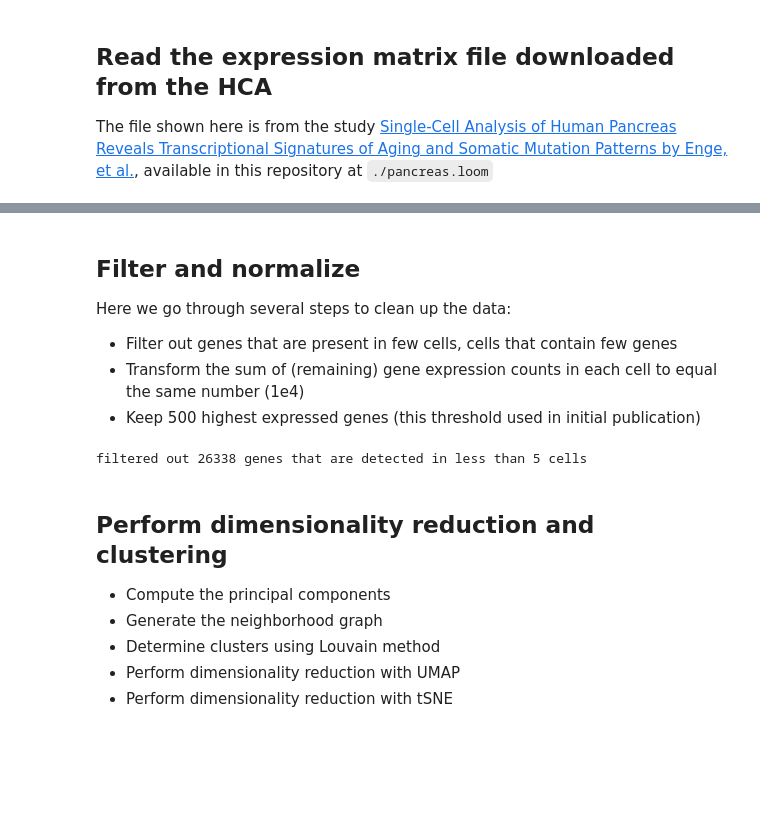
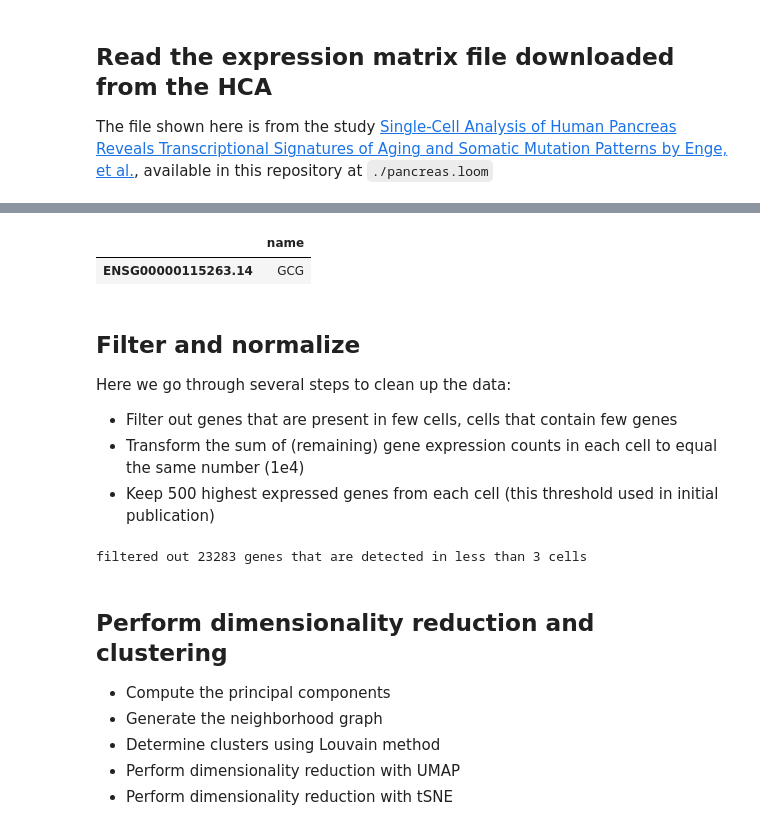
Before and after one commit to GenevieveHaliburton/scratch, a Jupyter notebook: hca_demo_scanpy.ipynb, the cells around one changed output, grey strips where cells are left out. Saved outputs shown, nothing was run; the diff lists cells and outputs as text; code cells hidden in the pictures; blank space fills up the shorter version.

```diff
--- a/hca_demo_scanpy.ipynb
+++ b/hca_demo_scanpy.ipynb
@@ -26,20 +32,34 @@ adata = sc.read_loom(
+# %%
+gene_names = pd.read_csv('ENSG_to_name.txt', index_col = 0)
+named_list = adata.var.join(gene_names)
+# %%
+named_list.query('name == ["GCG"]') ## replace GCG with your gene of interest
+# %% [output]
+|  | name |
+| ENSG00000115263.14 | GCG |
 # %% [markdown]
 ## Filter and normalize
 Here we go through several steps to clean up the data:
 - Filter out genes that are present in few cells, cells that contain few genes
 - Transform the sum of (remaining) gene expression counts in each cell to equal the same number (1e4)
-- Keep 500 highest expressed genes (this threshold used in initial publication)
+- Keep 500 highest expressed genes from each cell (this threshold used in initial publication)
 # %%
-sc.pp.filter_genes(adata, min_cells=5)
-sc.pp.filter_cells(adata, min_genes=250)
+sc.pp.filter_genes(adata, min_cells=3)
+sc.pp.filter_cells(adata, min_genes=200)
+
 adata.obs['n_counts'] = np.sum(adata.X, axis=1).A1
+dat = sc.pp.normalize_per_cell(adata, counts_per_cell_after=1e4, copy=True)
 
-dat = sc.pp.normalize_per_cell(adata, counts_per_cell_after=1e4, copy=True)
-dat.var['mean_percent'] = dat.X.mean(axis=0).A1
-top = dat.var.sort_values('mean_percent', ascending=False).index[:500]
-adata = adata[:, top]
+# here we'll make "top", which is the union of the top 500 expressed genes from each cell
+top = []
+for i in range(dat.shape[0]):
+    indices = np.asarray(np.argsort(dat.X[i,:].todense())[0,:]).flatten()[::-1][0:500]
+    top = np.union1d(top, indices)
+
+# update adata to include only the list "top"
+adata = adata[:, top.astype('int')]
 # %% [output]
-filtered out 26338 genes that are detected in less than 5 cells
+filtered out 23283 genes that are detected in less than 3 cells
 # %% [markdown]
 ## Perform dimensionality reduction and clustering
 - Compute the principal components
```
Also changed, not shown: parts of 12 cells of this notebook.
